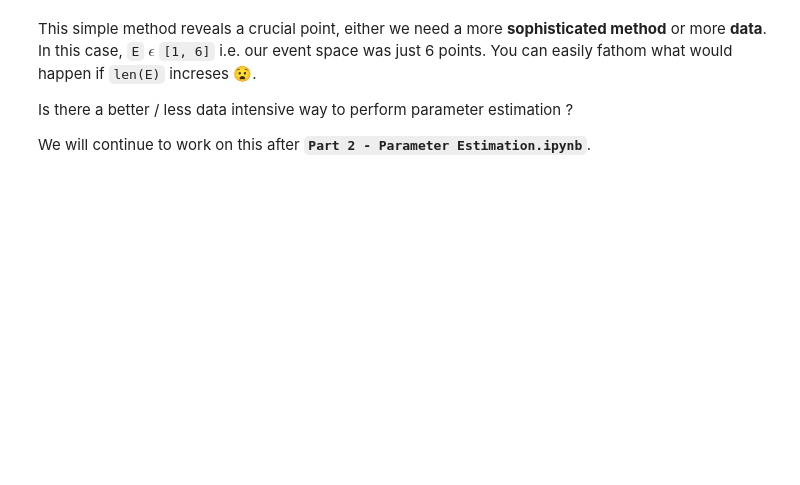
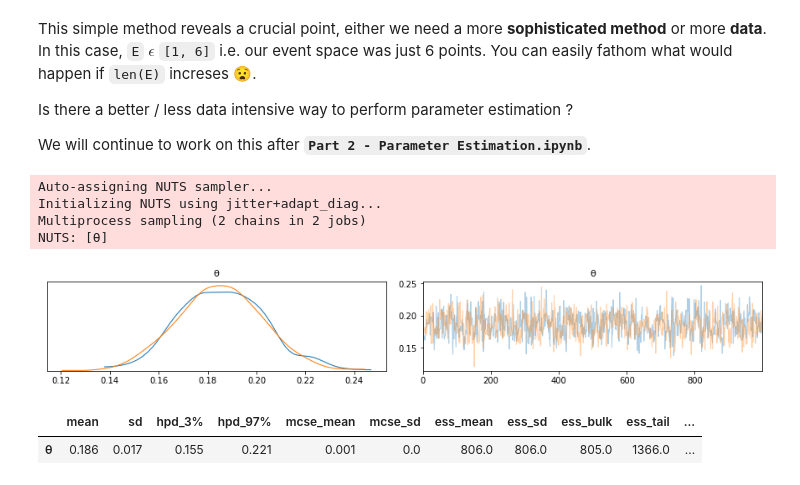
Before and after one commit to hotessy/ProbAndStats-PyDataNYC2019, a Jupyter notebook: notebooks/Part 1 - The Magic Coin.ipynb, the cells around one changed output. Cells and saved outputs as stored; diff of their text form; code cells hidden in the pictures; blank space fills up the shorter version.

```diff
--- a/notebooks/Part 1 - The Magic Coin.ipynb
+++ b/notebooks/Part 1 - The Magic Coin.ipynb
@@ -482,0 +535,24 @@ We will continue to work on this after **`Part 2 - Parameter Estimation.ipynb`**
+# %%
+data = stats.bernoulli(p=1/truly_magical_coin.n).rvs(size=500)
+# %%
+with pm.Model() as magic_coin:
+    # a priori
+    θ = pm.Beta('θ', alpha=1., beta=1.)
+
+    # likelihood
+    y = pm.Bernoulli('y', p=θ, observed=data)
+    trace = pm.sample(1000)
+# %% [output]
+Auto-assigning NUTS sampler...
+Initializing NUTS using jitter+adapt_diag...
+Multiprocess sampling (2 chains in 2 jobs)
+NUTS: [θ]
+# %%
+az.plot_trace(trace);
+# %% [output]
+[figure, added]
+# %%
+az.summary(trace)
+# %% [output]
+|  | mean | sd | hpd_3% | hpd_97% | mcse_mean | mcse_sd | ess_mean | ess_sd | ess_bulk | ess_tail | ... |
+| θ | 0.186 | 0.017 | 0.155 | 0.221 | 0.001 | 0.0 | 806.0 | 806.0 | 805.0 | 1366.0 | ... |
```
Also changed, not shown: parts of 32 cells of this notebook.
